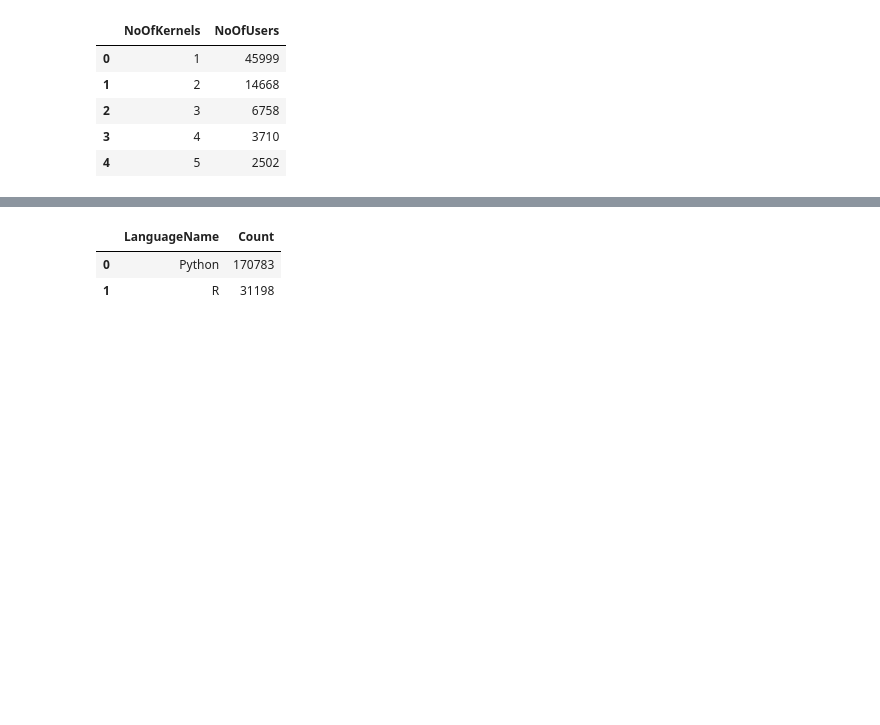
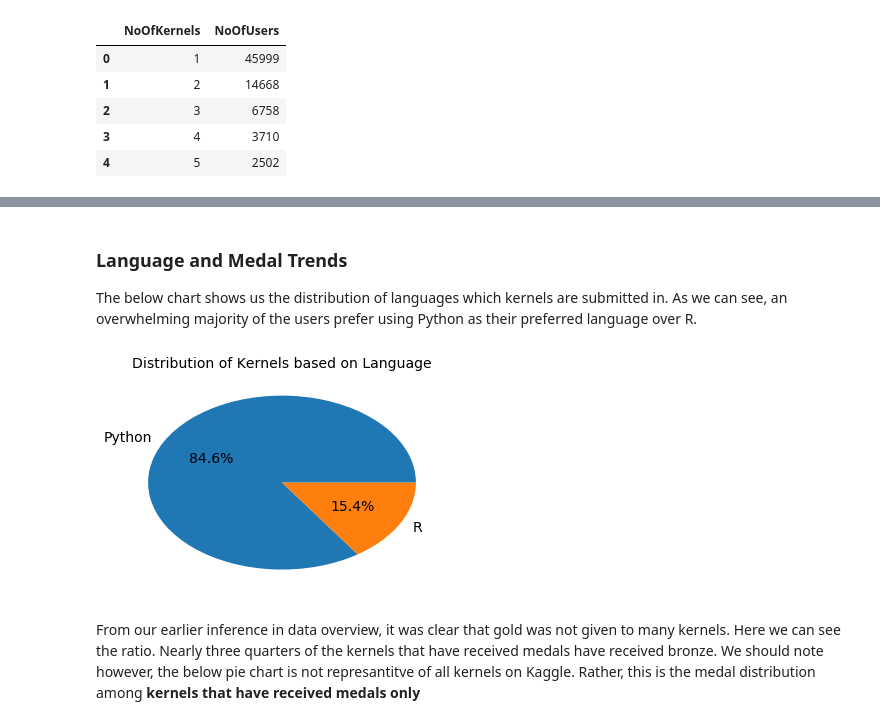
Before and after one commit to aravindpanil/Recommender, a Jupyter notebook: Kernels/Aravind_EDA.ipynb, the cells around one changed output, grey strips where cells are left out. Saved outputs shown, nothing was run; the diff lists cells and outputs as text; code cells hidden in the pictures; blank space fills up the shorter version.

```diff
--- a/Kernels/Aravind_EDA.ipynb
+++ b/Kernels/Aravind_EDA.ipynb
@@ -81,12 +211,19 @@ KernelCount.head()
+# %% [markdown]
+### Language and Medal Trends
+
+ The below chart shows us the distribution of languages which kernels are submitted in. As we can see, an overwhelming majority of the users prefer using Python as their preferred language over R.
 # %%
 #Number of Kernels per Language
 language_count = kernels['LanguageName'].value_counts().reset_index()
 language_count.columns = ['LanguageName','Count']
-language_count
+
+plt.pie(language_count.Count,labels = ['Python','R'],autopct="%1.1f%%")
+plt.title('Distribution of Kernels based on Language')
+plt.show()
 # %% [output]
-|  | LanguageName | Count |
-| 0 | Python | 170783 |
-| 1 | R | 31198 |
+[figure, added]
+# %% [markdown]
+From our earlier inference in data overview, it was clear that gold was not given to many kernels. Here we can see the ratio. Nearly three quarters of the kernels that have received medals have received bronze. We should note however, the below pie chart is not represantitve of all kernels on Kaggle. Rather, this is the medal distribution among **kernels that have received medals only**
 # %%
 #Medals
 medal = kernels[['Id','Medal','LanguageName']].copy()
```
Also changed, not shown: parts of 21 cells of this notebook.
